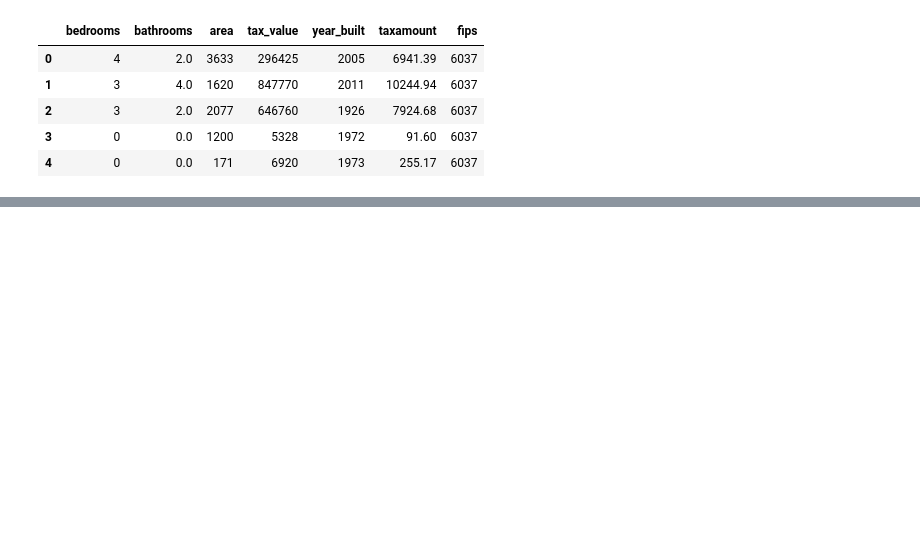
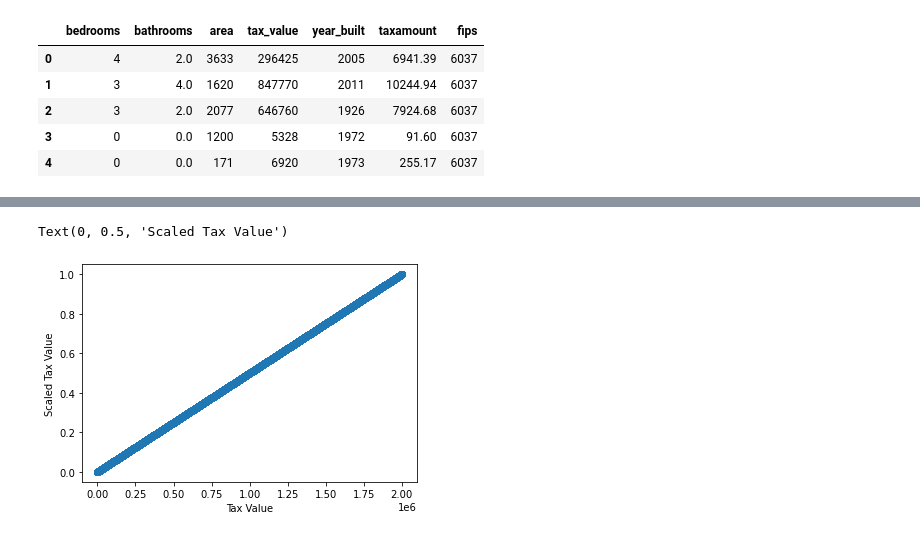
Before and after one commit to raycerna/regression-exercises, a Jupyter notebook: scaling.ipynb, the cells around one changed output, grey strips where cells are left out. Drawn from its saved outputs; the diff is of its cells as text; code cells hidden in the pictures; blank space fills up the shorter version.

```diff
--- a/scaling.ipynb
+++ b/scaling.ipynb
@@ -20,3 +37,7 @@ df.head()
 | 2 | 3 | 2.0 | 2077 | 646760 | 1926 | 7924.68 | 6037 |
 | 3 | 0 | 0.0 | 1200 | 5328 | 1972 | 91.60 | 6037 |
 | 4 | 0 | 0.0 | 171 | 6920 | 1973 | 255.17 | 6037 |
+# %%
+# split the data in train, validate and test
+train, test = train_test_split(df, test_size = 0.2, random_state = 123)
+train, validate = train_test_split(train, test_size = 0.25, random_state = 123)
@@ -22,0 +66,14 @@ df.head()
+# %%
+# Define the thing
+scaler = sklearn.preprocessing.MinMaxScaler()
+
+# Fit the thing
+scaler.fit(train[['tax_value']])
+
+#transform
+scaled = scaler.transform(train[['tax_value']])
+
+
+# single step to fit and transform
+scaled = scaler.fit_transform(train[['tax_value']])
+scaled
@@ -22,0 +88,3 @@ df.head()
+# %%
+#you can make a new 'scaled' column in original dataframe if you wish
+train['tax_value_scaled']  = scaled
@@ -22,0 +107,9 @@ df.head()
+# %%
+# plot non scaled vs scaled
+
+plt.scatter(train.tax_value, scaled)
+plt.xlabel('Tax Value')
+plt.ylabel('Scaled Tax Value')
+# %% [output]
+Text(0, 0.5, 'Scaled Tax Value')
+[figure, added]
```
Also changed, not shown: parts of 28 cells of this notebook.
